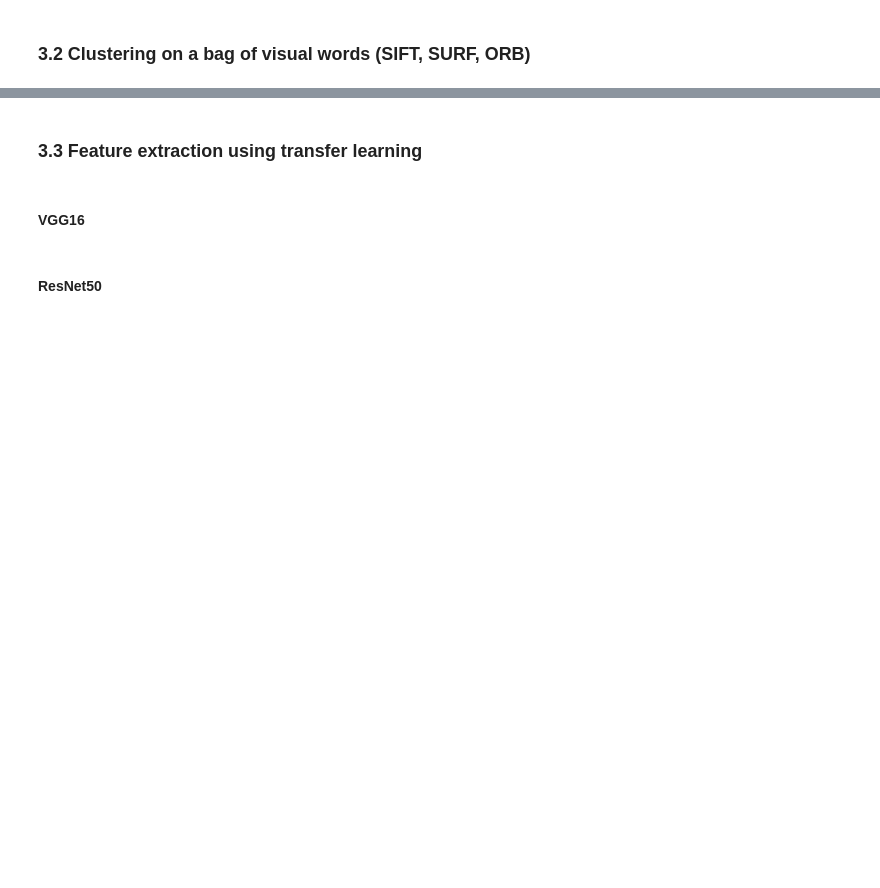
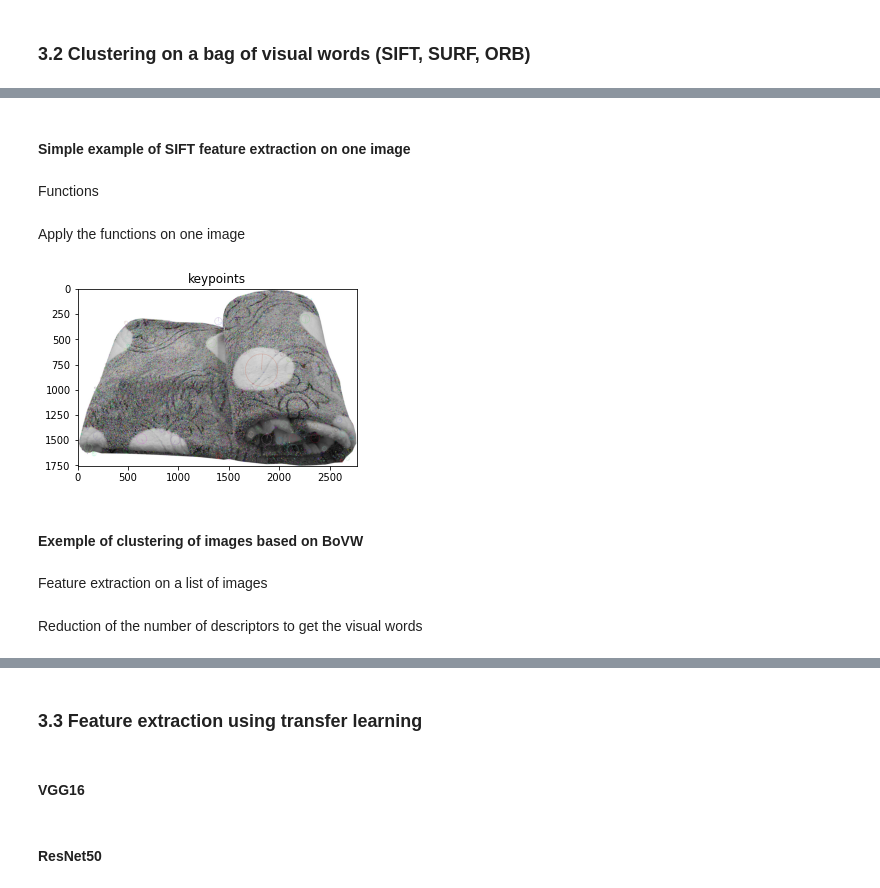
Before and after one commit to SmellyArmure/OC_DS_Project6, a Jupyter notebook: NOTEBOOK/P6_Cleaning_PICT.ipynb, the cells around one changed output, grey strips where cells are left out. Cells and saved outputs as stored; diff of their text form; code cells hidden in the pictures; blank space fills up the shorter version.

```diff
--- a/NOTEBOOK/P6_Cleaning_PICT.ipynb
+++ b/NOTEBOOK/P6_Cleaning_PICT.ipynb
@@ -1067,0 +958,40 @@ df_res_clust.sample(5)
+# %% [markdown]
+#### Simple example of SIFT feature extraction on one image
+# %% [markdown]
+Functions
+# %%
+def gen_sift_features(gray_img):
+    sift = cv2.SIFT_create()
+    kp, desc = sift.detectAndCompute(gray_img, None)
+    return kp, desc
+    # find the keypoints and descriptors with chosen feature_extractor
+    feat_extractor = cv2.SIFT_create()
+    kp, desc = feat_extractor.detectAndCompute(my_img, None)
+
+def show_sift_features(img, kp, rep_desc=False):
+    # draw keypoints
+    flags = cv2.DRAW_MATCHES_FLAGS_DRAW_RICH_KEYPOINTS\
+                                        if rep_desc else None
+    test = cv2.drawKeypoints(img, kp, None, flags=flags)
+    plt.figure(figsize=(5,5))
+    plt.imshow(test)
+    plt.title("keypoints")
+    plt.show()
+# %% [markdown]
+Apply the functions on one image
+# %%
+### pick an image
+image_path = "../DATA/Images/"+df_pict.index[-101]
+# my_img = df_pict['img_thresh'].iloc[-61]
+img = cv2.imread(image_path)
+### convert to greyscale
+img_gray = cv2.cvtColor(img, cv2.COLOR_RGB2GRAY)
+### generate keypoints and descriptors
+kp, desc = gen_sift_features(img_gray)
+show_sift_features(img_gray, kp, rep_desc=True)
+# %% [output]
+[figure, added]
+# %% [markdown]
+#### Exemple of clustering of images based on BoVW
+# %% [markdown]
+Feature extraction on a list of images
@@ -1067,0 +1021,2 @@ df_res_clust.sample(5)
+# %% [markdown]
+Reduction of the number of descriptors to get the visual words
```
Also changed, not shown: parts of 107 cells of this notebook, 6 other files.
